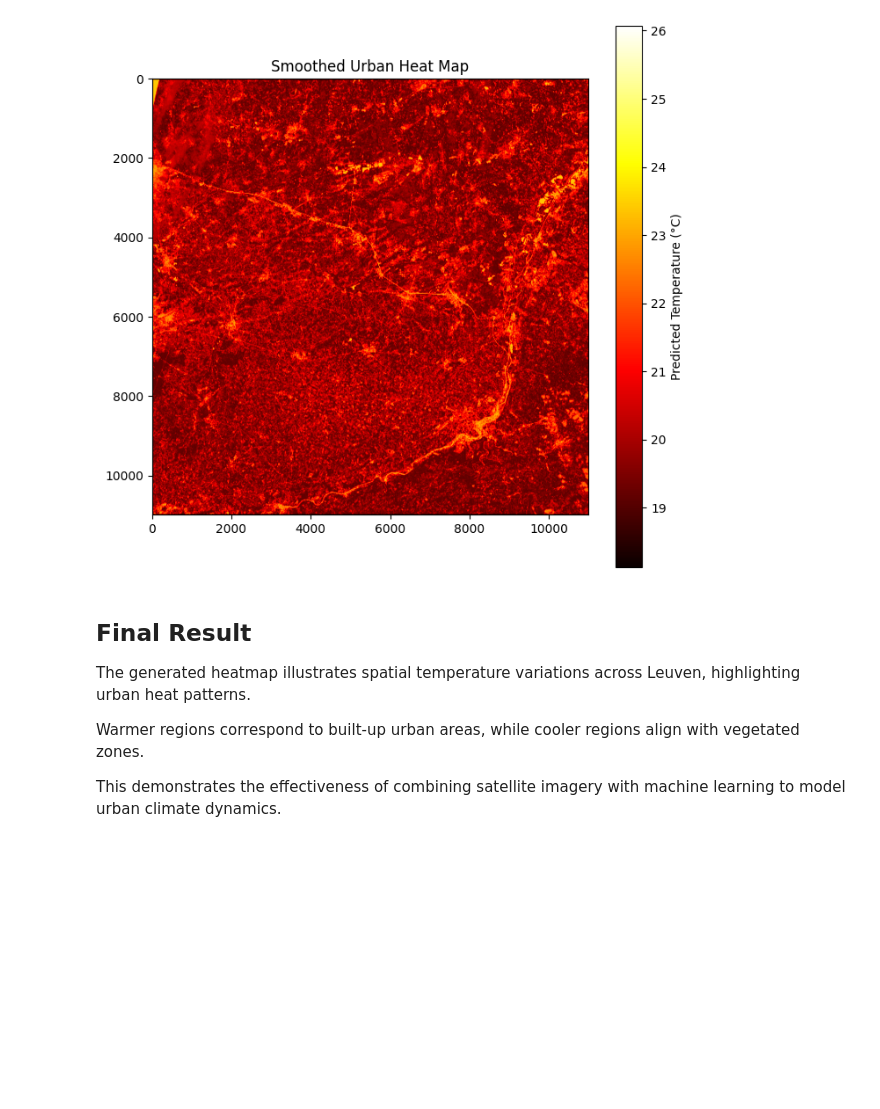
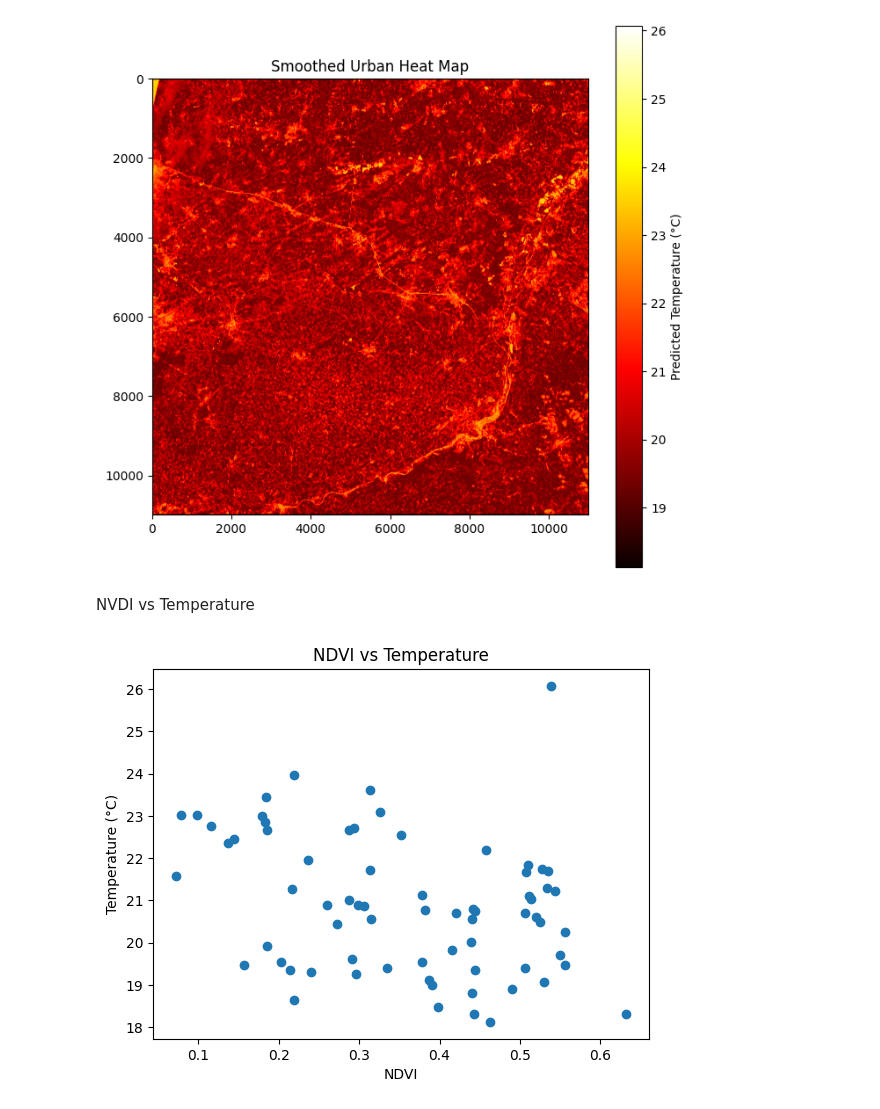
Before and after one commit to mylenearadaniucll2024/urban-heat-ai-leuven, a Jupyter notebook: notebooks/01_preprocessing.ipynb, the cells around one changed output. Saved outputs shown, nothing was run; the diff lists cells and outputs as text; code cells hidden in the pictures; blank space fills up the shorter version.

```diff
--- a/notebooks/01_preprocessing.ipynb
+++ b/notebooks/01_preprocessing.ipynb
@@ -675,14 +714,22 @@ plt.title("Smoothed Urban Heat Map")
 plt.show()
 # %% [output]
 [figure]
-# %% [markdown]
-## Final Result
-
-The generated heatmap illustrates spatial temperature variations
-across Leuven, highlighting urban heat patterns.
-
-Warmer regions correspond to built-up urban areas, while cooler
-regions align with vegetated zones.
-
-This demonstrates the effectiveness of combining satellite imagery
-with machine learning to model urban climate dynamics.
+# %% [markdown]
+NVDI vs Temperature
+# %%
+# extract NDVI at sensor locations
+ndvi_values = []
+
+for _, row in df_merged.iterrows():
+    r, c = int(row["row"]), int(row["col"])
+    ndvi_values.append(ndvi[r, c])
+
+ndvi_values = np.array(ndvi_values)
+
+plt.scatter(ndvi_values, df_merged["temp_c"])
+plt.xlabel("NDVI")
+plt.ylabel("Temperature (°C)")
+plt.title("NDVI vs Temperature")
+plt.show()
+# %% [output]
+[figure, added]
```
Also changed, not shown: parts of 13 cells of this notebook, 2 other files.
